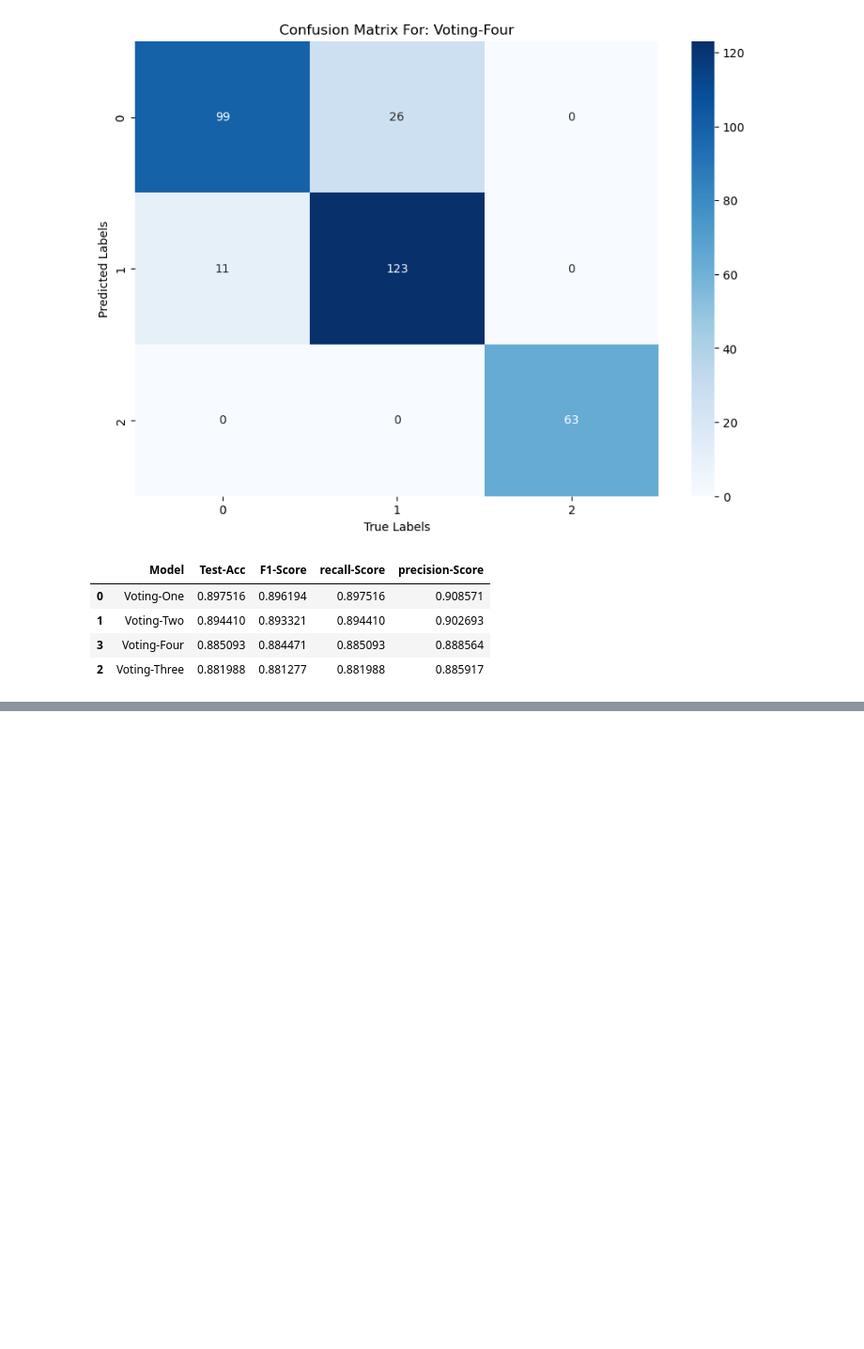
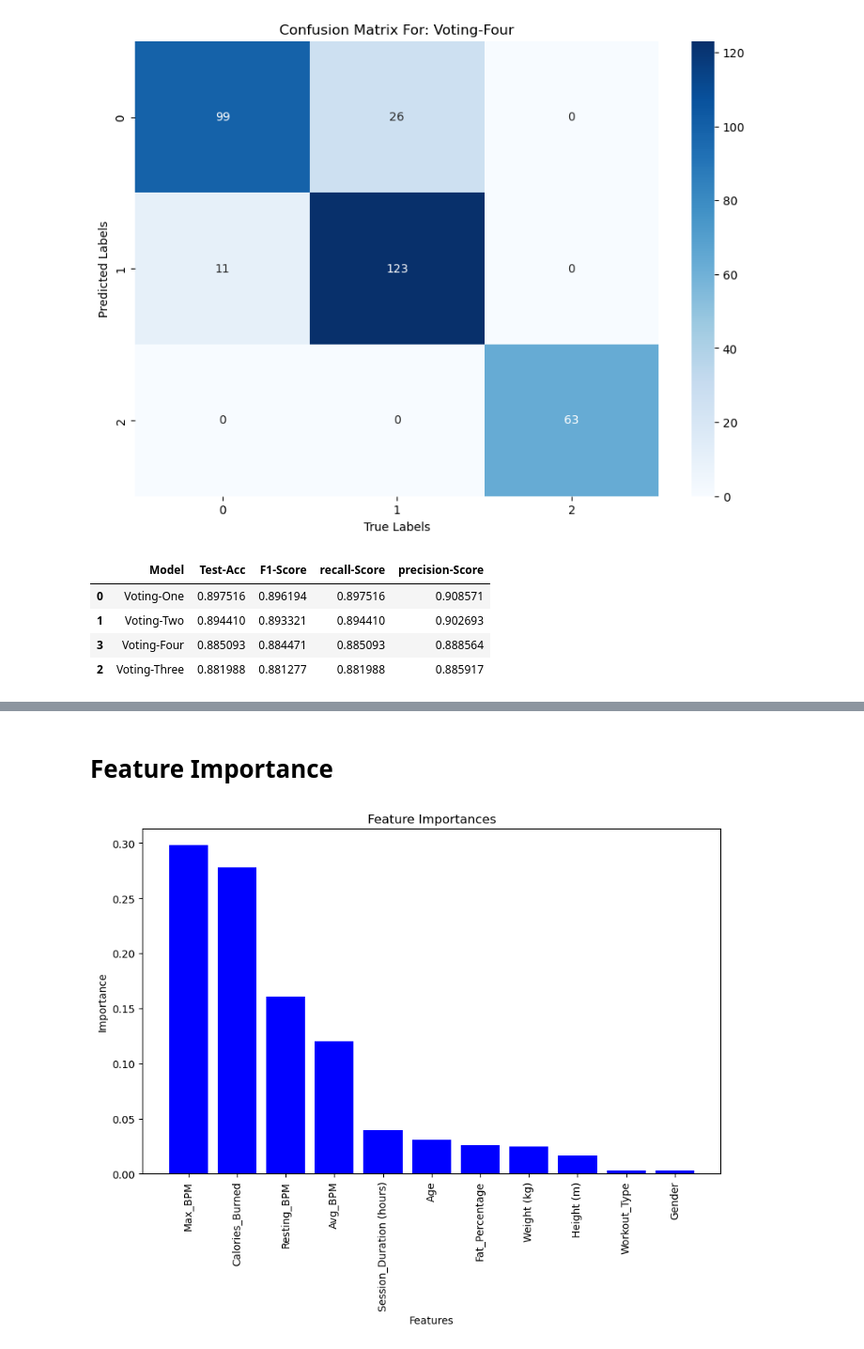
Before and after one commit to MaukanMir/Gym-Members-Exercise, a Jupyter notebook: training.ipynb, the cells around one changed output, grey strips where cells are left out. Shown at 94% size. Cells and saved outputs as stored; diff of their text form; code cells hidden in the pictures; blank space fills up the shorter version.

```diff
--- a/training.ipynb
+++ b/training.ipynb
@@ -897,0 +918,26 @@ test_stacking_models(X, y, models, model_names)
+# %% [markdown]
+# Feature Importance
+# %%
+rfc = best_models[2]
+X_train, X_test, y_train, y_test = train_test_split(X, y, test_size=0.33, random_state=42)
+
+rfc.fit(X_train, y_train)
+transformed_features = get_feature_names(rfc.named_steps['preprocessor'])
+selected_mask = rfc.named_steps['Feature Selection'].get_support()
+
+feature_importances = rfc.named_steps['model'].feature_importances_
+all_features = [feature for is_selected, feature in zip(rfc.named_steps['Feature Selection'].get_support(), transformed_features)]
+
+
+selected_features = [feature for feature, selected in zip(all_features, selected_mask) if selected]
+indices = np.argsort(feature_importances)[::-1]
+
+plt.figure(figsize=(10, 6))
+plt.title("Feature Importances")
+plt.bar(range(len(feature_importances)), feature_importances[indices], color='b')
+plt.xticks(range(len(feature_importances)), [all_features[i] for i in indices], rotation=90)
+plt.xlabel("Features")
+plt.ylabel("Importance")
+plt.show()
+# %% [output]
+[figure, added]
```
Also changed, not shown: parts of 1 cell of this notebook.
